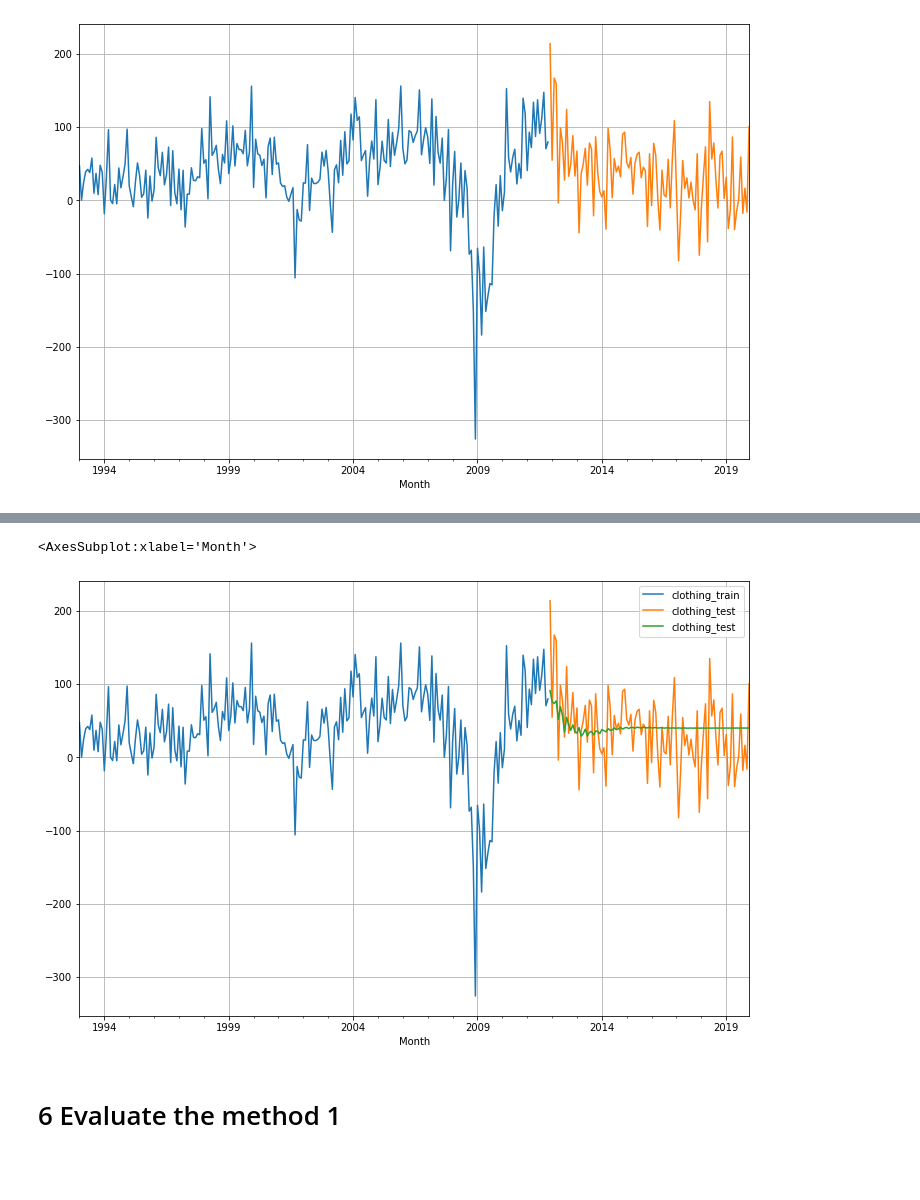
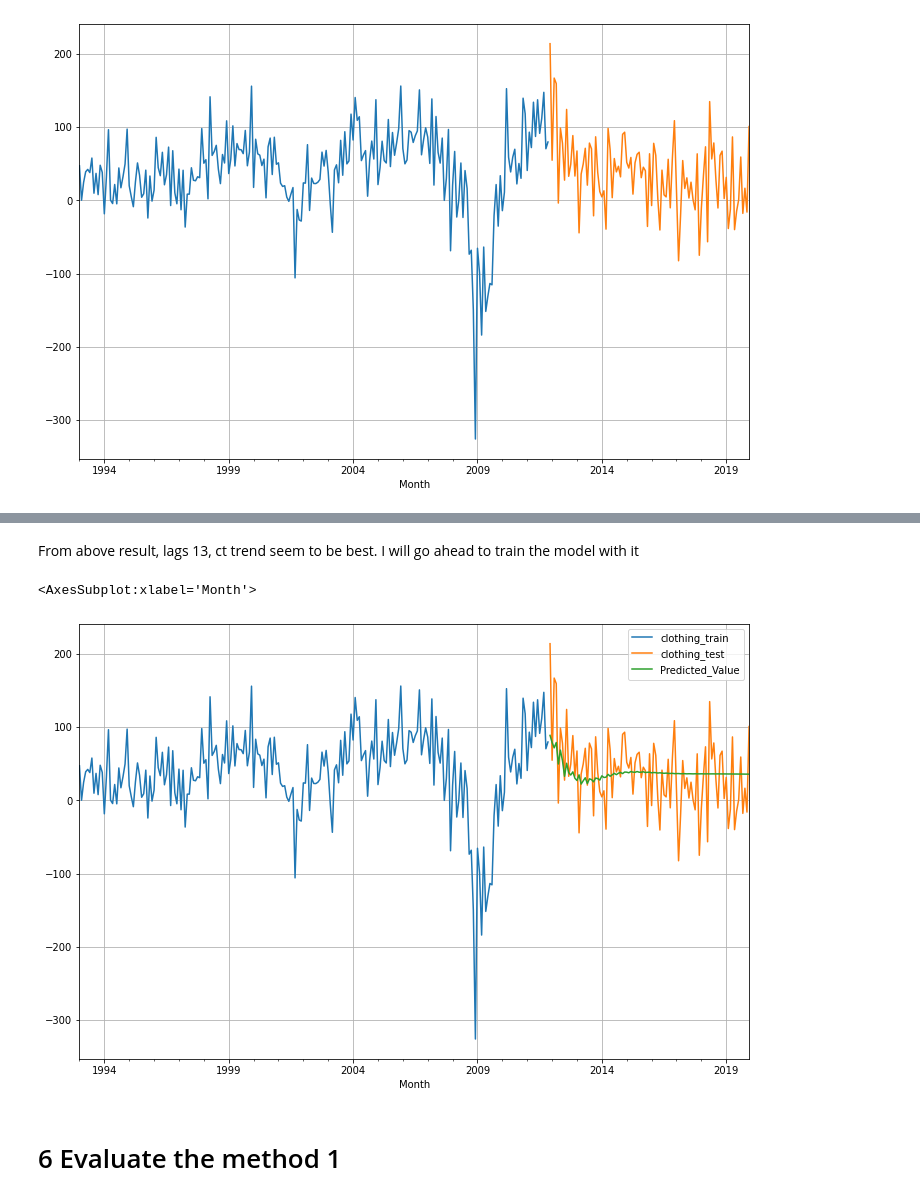
Before and after one commit to kazeemolaitanmusbau/Time-Series-Analyzing-And--Forcasting-Methods, a Jupyter notebook: Auto Regression.ipynb, the cells around one changed output, grey strips where cells are left out. Cells and saved outputs as stored; diff of their text form; code cells hidden in the pictures; blank space fills up the shorter version.

```diff
--- a/Auto Regression.ipynb
+++ b/Auto Regression.ipynb
@@ -299,0 +301,27 @@ test.clothing_test.plot()
+# %%
+train_=train.to_period("M")
+# %%
+from sklearn.model_selection import ParameterGrid
+from statsmodels.tsa.ar_model import AutoReg
+
+result_list=[]
+param_grid_TES = {"lags":[1,2,3,4,5,6,7,8,9,10,11,12,13],  "trend" : ['n', 'c', 't', 'ct']}
+pg_TES = list(ParameterGrid(param_grid_TES))
+df_results_TES = []
+
+for a,b in enumerate(pg_TES):
+    kaz={}
+    lags = b.get('lags')
+    trend = b.get("trend")
+    model = AutoReg(train_, lags=lags, trend=trend)
+    model_fit = model.fit()
+    yhat = model_fit.predict(start=pd.to_datetime(test.index[0]),
+                             end=pd.to_datetime(test.index[-1]), dynamic=False)
+    yhat= pd.DataFrame(yhat, columns=test.columns)
+    RMSE= np.sqrt(mean_squared_error(test, yhat))
+    r2= r2_score(test, yhat)
+    kaz["lags"]= lags
+    kaz["trend"]= trend
+    kaz["RMSE"]= RMSE
+    kaz["R²"]= r2
+    result_list.append(kaz)
@@ -300,25 +344,31 @@ test.clothing_test.plot()
+# %% [markdown]
+From above result, lags 13, ct trend seem to be best. I will go ahead to train the model with it
 # %%
 # AR example
 import pandas as pd
 from statsmodels.tsa.ar_model import AutoReg
 from random import random
 
-def AR_Model(train, test):
-    model = AutoReg(train, lags=11)
+def AR_Model(trains, tests):
+    model = AutoReg(trains, lags=13, trend="ct")
     model_fit = model.fit()
     # make prediction
     yhat = model_fit.predict(start=pd.to_datetime(test.index[0]),
                              end=pd.to_datetime(test.index[-1]), dynamic=False)
-    return pd.DataFrame(yhat, index=test.index, columns=test.columns)
+
+    yhat= pd.DataFrame(yhat, index=tests.index, columns=["Predicted_Value"])
+    return yhat
+# %%
+train_=train.to_period("M")
+test_=test.to_period("M")
+prediction=AR_Model(train_, test_)
 # %%
-yhat=AR_Model(train, test)
 train.clothing_train.plot(legend=True)
 test.clothing_test.plot(legend=True)
-yhat.clothing_test.plot(legend=True)
-#plt.title("JKj")
+prediction.Predicted_Value.plot(legend=True)
 # %% [output]
 <AxesSubplot:xlabel='Month'>
-[figure, old version]
+[figure, new version]
 # %% [markdown]
 # 6 Evaluate the method 1
 # %%
```
Also changed, not shown: parts of 19 cells of this notebook.
